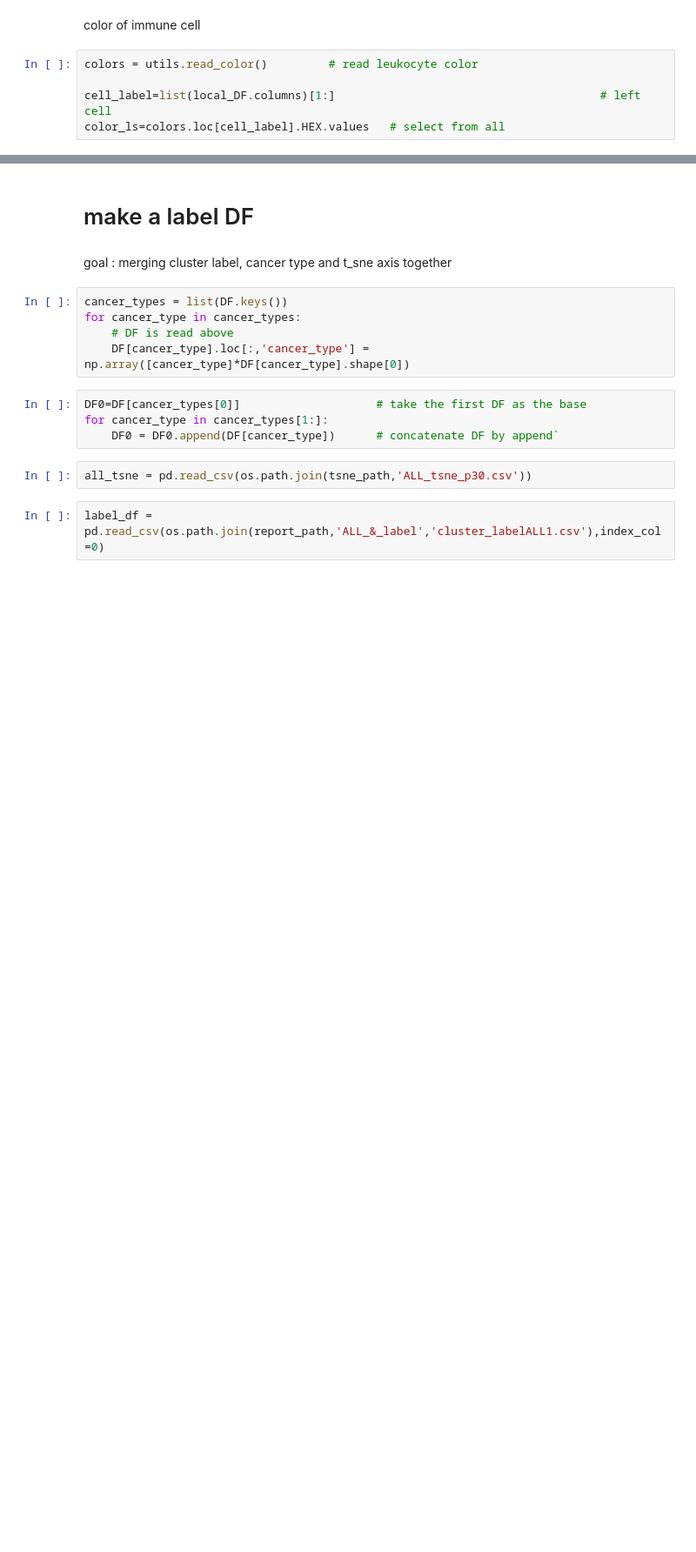
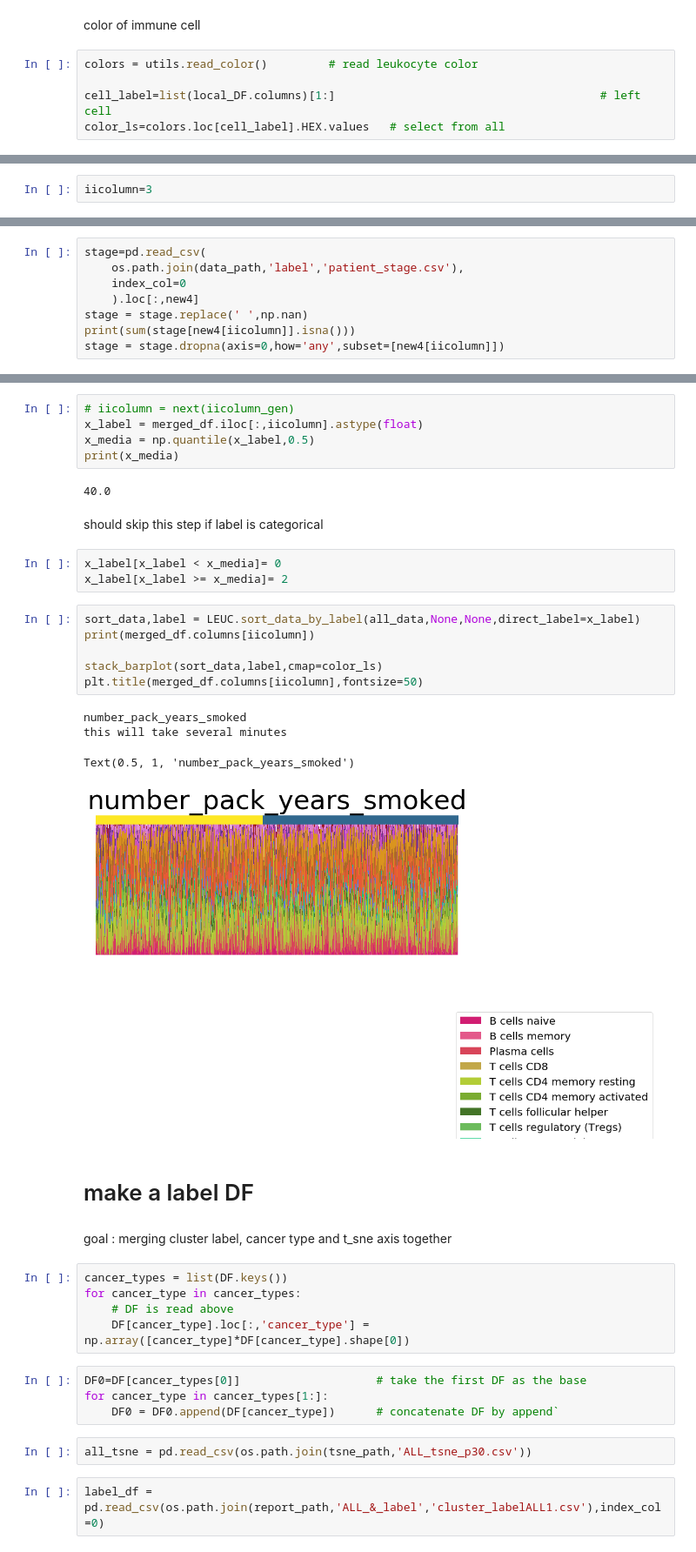
Before and after one commit to oZwZo/pan-cancer-leukocyte, a Jupyter notebook: leukocyte/plot_and_table.ipynb, the cells around one changed output, grey strips where cells are left out. Shown at 87% size. Cells and saved outputs as stored; diff of their text form; blank space fills up the shorter version.

```diff
--- a/leukocyte/plot_and_table.ipynb
+++ b/leukocyte/plot_and_table.ipynb
@@ -132,0 +167,2 @@ this will take several minutes
+# %%
+iicolumn=3
@@ -132,0 +173,8 @@ this will take several minutes
+# %%
+stage=pd.read_csv(
+    os.path.join(data_path,'label','patient_stage.csv'),
+    index_col=0
+    ).loc[:,new4]
+stage = stage.replace(' ',np.nan)
+print(sum(stage[new4[iicolumn]].isna()))
+stage = stage.dropna(axis=0,how='any',subset=[new4[iicolumn]])
@@ -133,3 +189,26 @@ this will take several minutes
+# %%
+# iicolumn = next(iicolumn_gen)
+x_label = merged_df.iloc[:,iicolumn].astype(float)
+x_media = np.quantile(x_label,0.5)
+print(x_media)
+# %% [output]
+40.0
+# %% [markdown]
+should skip this step if label is categorical
+# %%
+x_label[x_label < x_media]= 0
+x_label[x_label >= x_media]= 2
+# %%
+sort_data,label = LEUC.sort_data_by_label(all_data,None,None,direct_label=x_label)
+print(merged_df.columns[iicolumn])
+
+stack_barplot(sort_data,label,cmap=color_ls)
+plt.title(merged_df.columns[iicolumn],fontsize=50)
+# %% [output]
+number_pack_years_smoked
+this will take several minutes
+Text(0.5, 1, 'number_pack_years_smoked')
+[figure, added]
 # %% [markdown]
 # make a label DF
 # %% [markdown]
```
Also changed, not shown: parts of 20 cells of this notebook, 5 other files.
